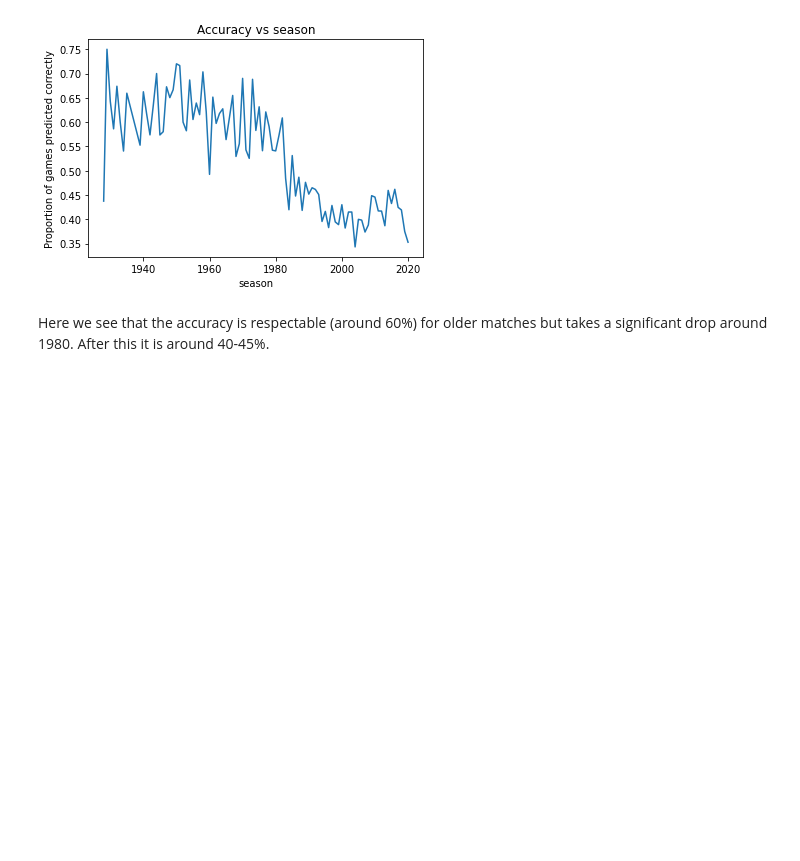
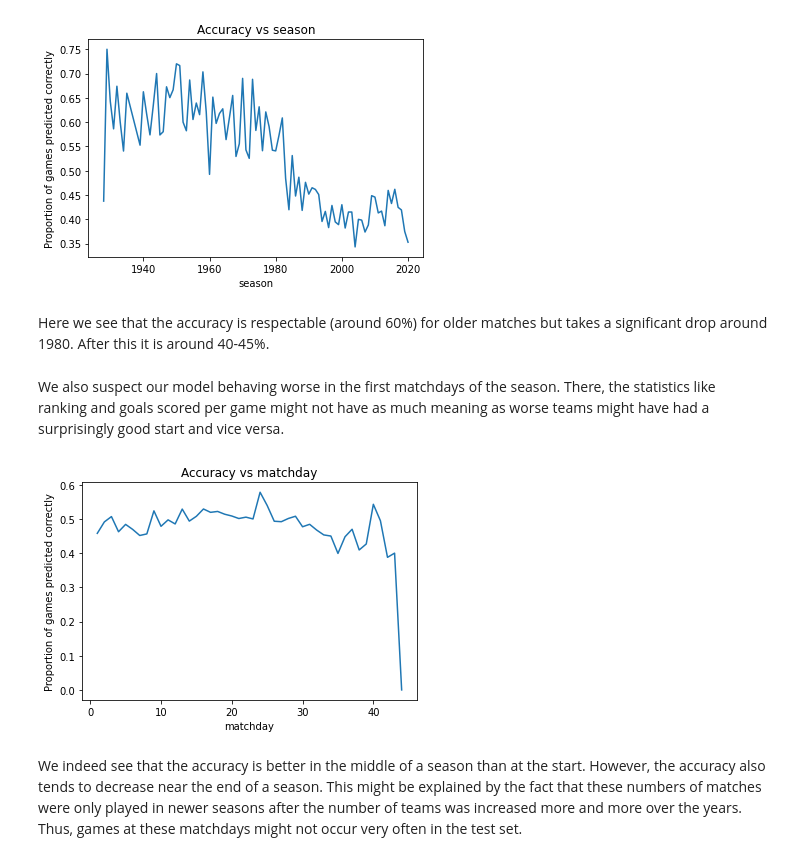
Before and after one commit to jannik-j/la-quiniela, a Jupyter notebook: analysis/ModelAnalysis.ipynb, the cells around one changed output. Cells and saved outputs as stored; diff of their text form; code cells hidden in the pictures; blank space fills up the shorter version.

Commit message:
Add ModelAnalysis for matchdays

```diff
--- a/analysis/ModelAnalysis.ipynb
+++ b/analysis/ModelAnalysis.ipynb
@@ -394,3 +394,14 @@ ax = df_test.groupby('season').mean()['correct'].plot(
 [figure]
 # %% [markdown]
 Here we see that the accuracy is respectable (around 60%) for older matches but takes a significant drop around 1980. After this it is around 40-45%.
+# %% [markdown]
+We also suspect our model behaving worse in the first matchdays of the season. There, the statistics like ranking and goals scored per game might not have as much meaning as worse teams might have had a surprisingly good start and vice versa.
+# %%
+ax = df_test.groupby('matchday').mean()['correct'].plot(
+    ylabel='Proportion of games predicted correctly',
+    title='Accuracy vs matchday'
+)
+# %% [output]
+[figure, added]
+# %% [markdown]
+We indeed see that the accuracy is better in the middle of a season than at the start. However, the accuracy also tends to decrease near the end of a season. This might be explained by the fact that these numbers of matches were only played in newer seasons after the number of teams was increased more and more over the years. Thus, games at these matchdays might not occur very often in the test set.
```
Also changed, not shown: parts of 2 cells of this notebook, 2 other files.
